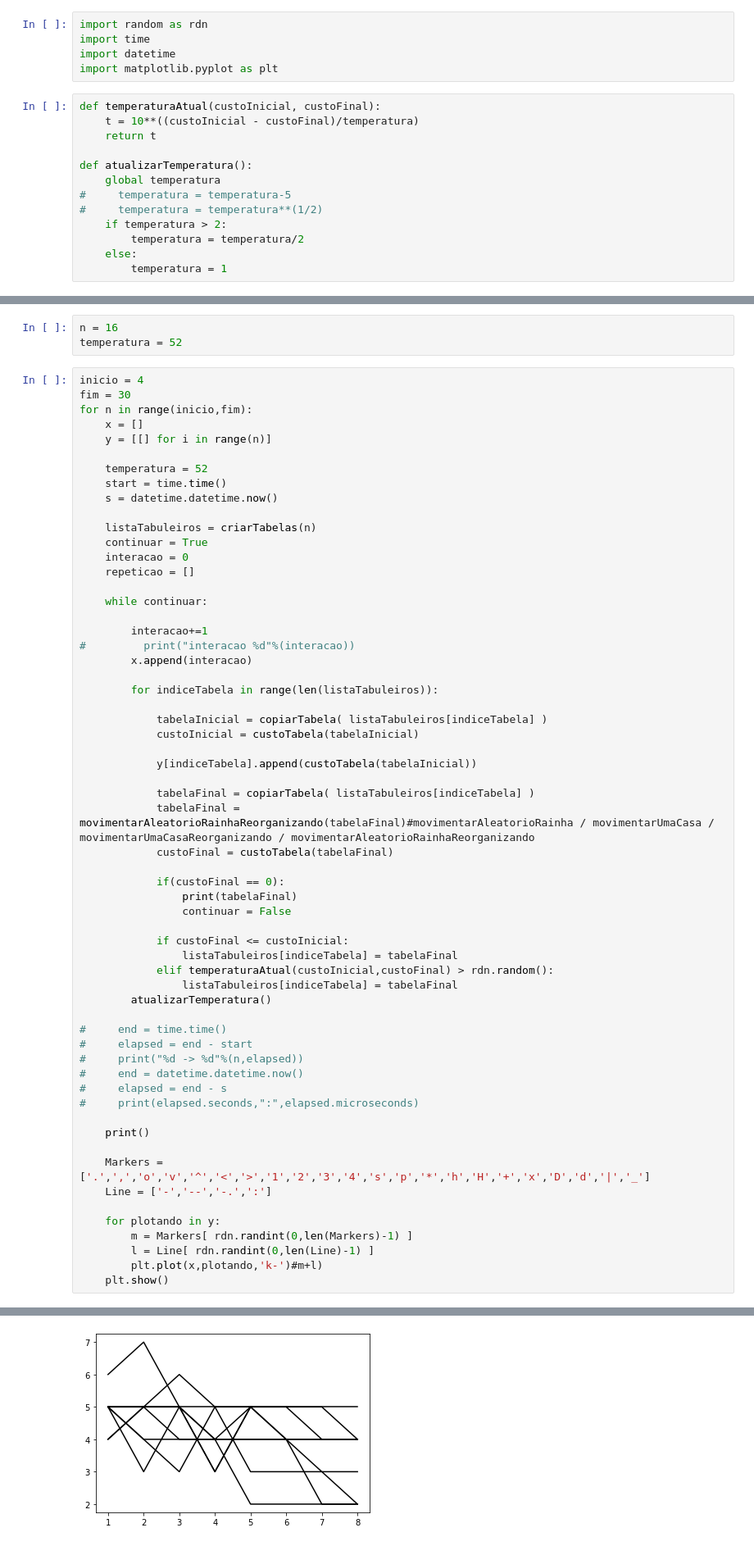
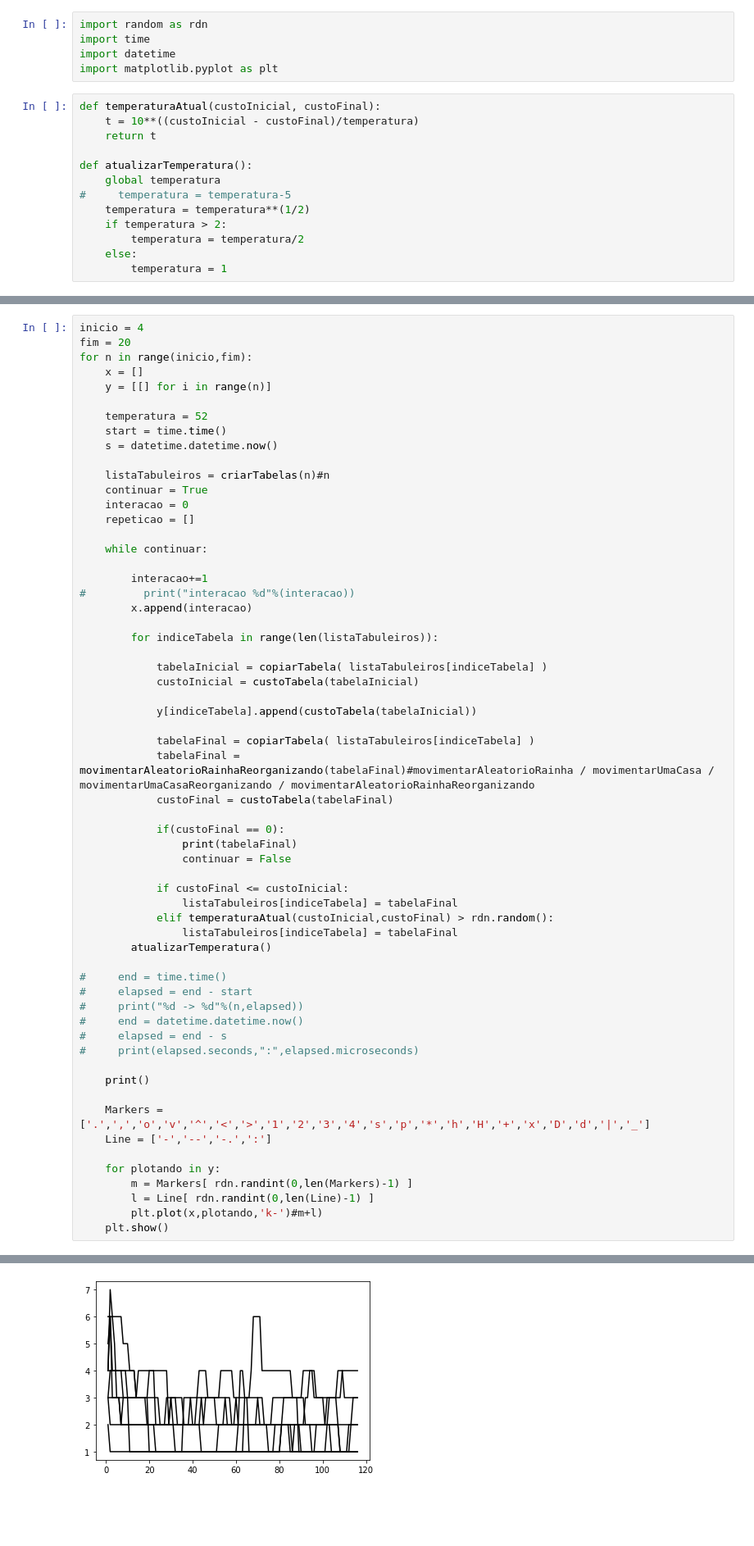
Before and after one commit to dqrtec/IA, a Jupyter notebook: Trabalho2 - N- Rainhas/Rainha_Tempera.ipynb, the cells around one changed output, grey strips where cells are left out. Shown: that part at 82% size. Drawn from its saved outputs; the diff is of its cells as text; blank space fills up the shorter version.

```diff
--- a/Trabalho2 - N- Rainhas/Rainha_Tempera.ipynb
+++ b/Trabalho2 - N- Rainhas/Rainha_Tempera.ipynb
@@ -11,7 +11,7 @@ def temperaturaAtual(custoInicial, custoFinal):
 def atualizarTemperatura():
     global temperatura
 #     temperatura = temperatura-5
-#     temperatura = temperatura**(1/2)
+    temperatura = temperatura**(1/2)
     if temperatura > 2:
         temperatura = temperatura/2
     else:
@@ -132,12 +132,9 @@ def movimentarUmaCasaReorganizando(tabelaFinal):
 
     tabelaFinal[indiceColunaReorganizar] += SomaSubtrai*(-1)
     return tabelaFinal
-# %%
-n = 16
-temperatura = 52
 # %%
 inicio = 4
-fim = 30
+fim = 20
 for n in range(inicio,fim):
     x = []
     y = [[] for i in range(n)]
@@ -146,7 +143,7 @@ for n in range(inicio,fim):
     start = time.time()
     s = datetime.datetime.now()
 
-    listaTabuleiros = criarTabelas(n)
+    listaTabuleiros = criarTabelas(n)#n
     continuar = True
     interacao = 0
     repeticao = []
@@ -210 +209 @@ for n in range(inicio,fim):
-[figure, old version]
+[figure, new version]
```
Also changed, not shown: parts of 2 cells of this notebook.
